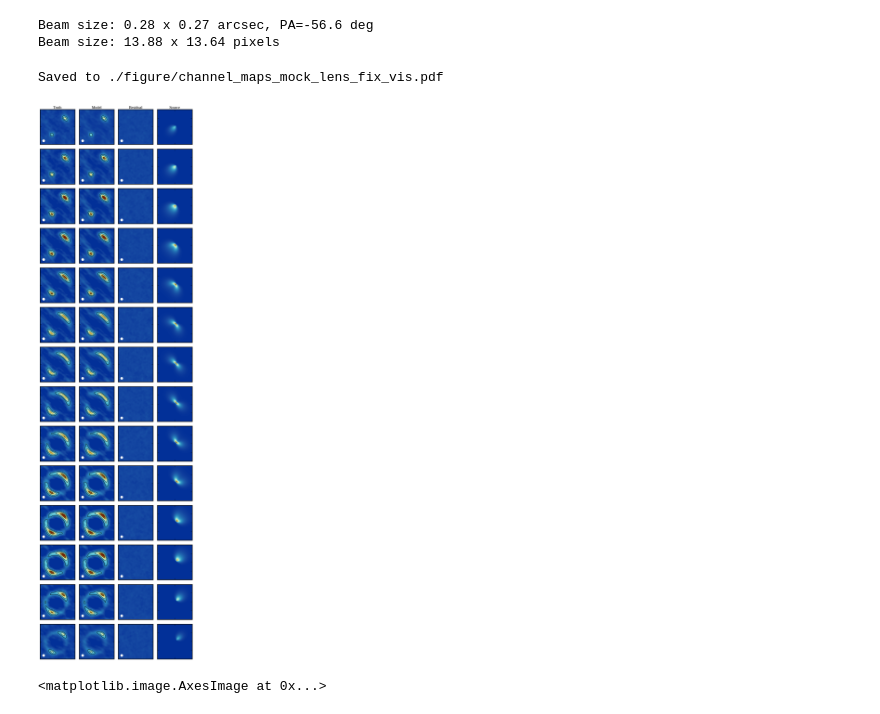
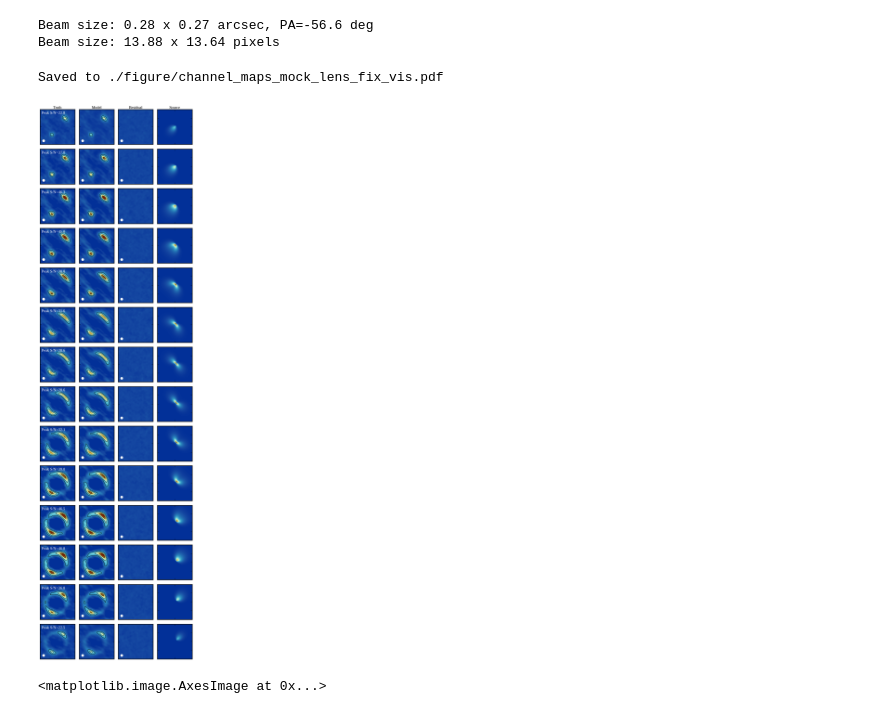
Before and after one commit to tjtakys/glint, a Jupyter notebook: examples/2-3_kinematics_uv.ipynb, the cells around one changed output. Drawn from its saved outputs; the diff is of its cells as text; code cells hidden in the pictures.

Commit message:
Added peak S/N values

```diff
--- a/examples/2-3_kinematics_uv.ipynb
+++ b/examples/2-3_kinematics_uv.ipynb
@@ -863,7 +863,7 @@ for i in range(nchan):
 ### モデル：best_thetaをforward_model_3D_visに入れて、model visibilityを作り、さらにそれをNUFFTしてmodel dirty mapにする
 best_theta = chain[np.unravel_index(np.argmax(logprob), logprob.shape)]
 best_model_vis = forward_model_3D_vis(best_theta, img_ctx, uv_ctx)
-best_model_vis = forward_model_3D_vis(mock_params, img_ctx, uv_ctx)
+# best_model_vis = forward_model_3D_vis(mock_params, img_ctx, uv_ctx)
 
 best_model_dirty_cube = np.full((nchan, ny_img, nx_img), np.nan)
 for i in range(nchan):
@@ -896,6 +896,13 @@ fig.subplots_adjust(wspace=0., hspace=0.0)
 for i in range(nchan):
     im0 = axes[i, 0].imshow(mock_dirty_cube[i], cmap=cm.roma_r, origin="lower", vmin=-2*rms, vmax=vmax)
     axes[i, 0].contour(mock_dirty_cube[i]/rms, levels=[8,16,32], colors='black', linewidths=1.0)
+    peak_snr = np.nanmax(mock_dirty_cube[i] / rms)
+    axes[i, 0].text(
+        0.04, 0.94, f"Peak S/N={peak_snr:.1f}",
+        transform=axes[i, 0].transAxes,
+        ha="left", va="top",
+        color="white", fontsize=14,
+    )
     im1 = axes[i, 1].imshow(best_model_dirty_cube[i], cmap=cm.roma_r, origin="lower", vmin=-2*rms, vmax=vmax)
     axes[i, 1].contour(best_model_dirty_cube[i]/rms, levels=[8,16,32], colors='black', linewidths=1.0)
     # im2 = axes[i, 2].imshow((mock_dirty_cube[i] - best_model_dirty_cube[i]) / rms, cmap=cm.roma_r, origin="lower", vmin=-3, vmax=3)
@@ -908,34 +915,34 @@ for i in range(nchan):
             axes[i, j].set_title(titles[j], fontsize=14, pad=-2)
     for j in range(4):
         # divider = make_axes_locatable(axes[i,j])
         # cax = divider.append_axes("right", size="5%", pad=0.)
         # fig.colorbar([im0, im1, im2, im3][j], cax=cax)
         axes[i, j].set_xticklabels([])
         axes[i, j].set_yticklabels([])
 
 
     # beam ellipseを画像の左下10%の位置に追加
     from matplotlib.patches import Ellipse
     for j in range(3):  # 最初の3列にbeam ellipseを追加
         beam_ellipse = Ellipse(
             xy=(nx_img*0.1, ny_img*0.1),  # 画像の左下10%の位置
             width=bmaj_pix,
             height=bmin_pix,
             angle=bpa_deg,
             edgecolor='white',
             facecolor='white',
             linewidth=1.0
         )
         axes[i, j].add_patch(beam_ellipse)
 
 
 
 fig.savefig("./figure/channel_maps_mock_lens_fix_vis.pdf", dpi=200, bbox_inches="tight", pad_inches=0.05)
 print("Saved to ./figure/channel_maps_mock_lens_fix_vis.pdf")
 plt.tight_layout()
 # %% [output]
 Saved to ./figure/channel_maps_mock_lens_fix_vis.pdf
-[figure, old version]
+[figure, new version]
 # %%
 plt.imshow(beam_3D[0], origin="lower")
 # %% [output]
```
Also changed, not shown: 3 other files.
